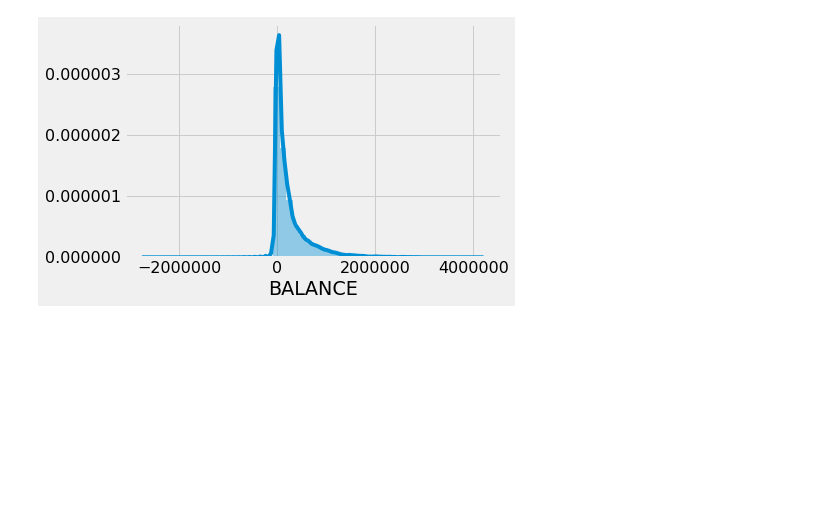
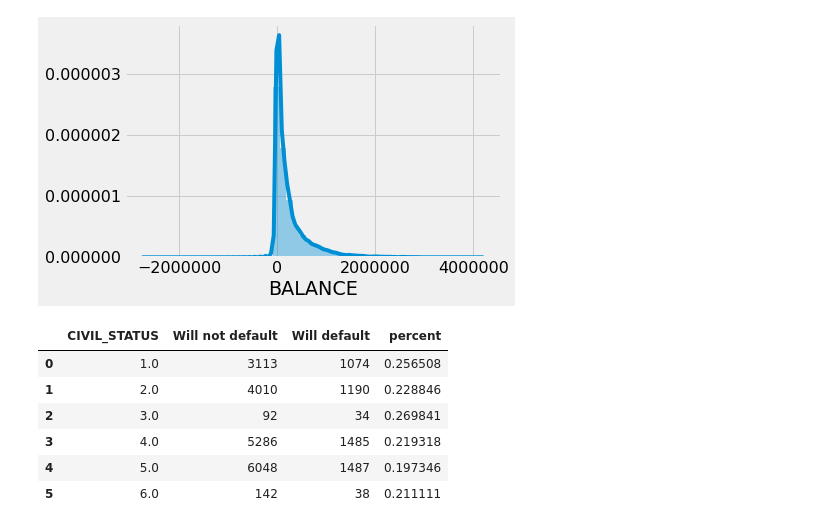
Before and after one commit to emilia329/CreditCard, a Jupyter notebook: EDA.ipynb, the cells around one changed output. Drawn from its saved outputs; the diff is of its cells as text; code cells hidden in the pictures; blank space fills up the shorter version.

Commit message:
civil stat

```diff
--- a/EDA.ipynb
+++ b/EDA.ipynb
@@ -377,3 +377,25 @@ sns.distplot(df['BALANCE'])
 # %% [output]
 <matplotlib.axes._subplots.AxesSubplot at 0x...>
 [figure]
+# %%
+df.loc[((df.SEX == 1) & (df.MARRIAGE == 1)) , 'CIVIL_STATUS'] = 1 # Married man
+df.loc[((df.SEX == 1) & (df.MARRIAGE == 2)) , 'CIVIL_STATUS'] = 2 # Single man
+df.loc[((df.SEX == 1) & (df.MARRIAGE == 3)) , 'CIVIL_STATUS'] = 3 # Divorced/widowed man
+df.loc[((df.SEX == 2) & (df.MARRIAGE == 1)) , 'CIVIL_STATUS'] = 4 # Married woman
+df.loc[((df.SEX == 2) & (df.MARRIAGE == 2)) , 'CIVIL_STATUS'] = 5 # Single woman
+df.loc[((df.SEX == 2) & (df.MARRIAGE == 3)) , 'CIVIL_STATUS'] = 6 # Divorced woman
+# %%
+civil_df = df.groupby(['CIVIL_STATUS', 'default payment next month']).size().unstack(1)
+civil_df.reset_index(inplace = True)
+civil_df.columns = ['CIVIL_STATUS', 'Will not default', 'Will default']
+civil_df["percent"] = civil_df["Will default"] / (civil_df["Will not default"] + civil_df["Will default"])
+
+civil_df
+# %% [output]
+|  | CIVIL_STATUS | Will not default | Will default | percent |
+| 0 | 1.0 | 3113 | 1074 | 0.256508 |
+| 1 | 2.0 | 4010 | 1190 | 0.228846 |
+| 2 | 3.0 | 92 | 34 | 0.269841 |
+| 3 | 4.0 | 5286 | 1485 | 0.219318 |
+| 4 | 5.0 | 6048 | 1487 | 0.197346 |
+| 5 | 6.0 | 142 | 38 | 0.211111 |
```
